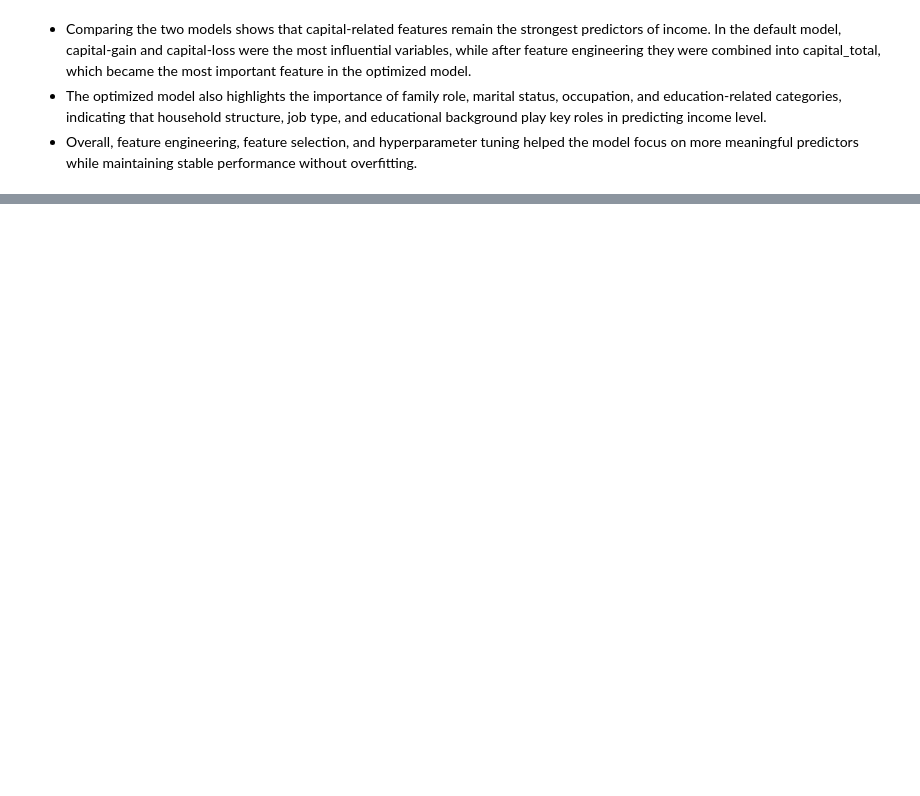
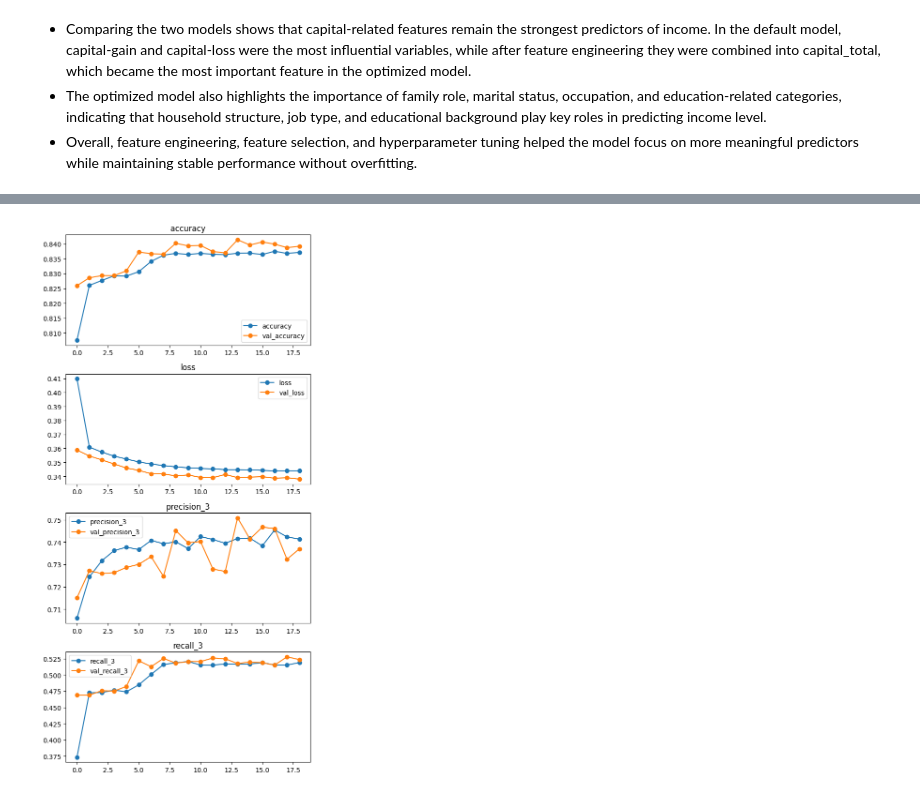
Before and after one commit to Hibashanti/Adult-Income-Dataset, a Jupyter notebook: ِAdult_Income_Dataset.ipynb, the cells around one changed output, grey strips where cells are left out. Drawn from its saved outputs; the diff is of its cells as text; code cells hidden in the pictures; blank space fills up the shorter version.

```diff
--- a/ِAdult_Income_Dataset.ipynb
+++ b/ِAdult_Income_Dataset.ipynb
@@ -739,0 +776,5 @@ plot_importance_color_ax(permutation_importances_rf, top_n=10)
+# %%
+# Add Early Stopping step
+early_stop = EarlyStopping(monitor='val_accuracy', patience=5,restore_best_weights=True)
+# Save the history
+history = clf_model.fit(X_train_sel,y_train,epochs=50,validation_split=0.2,batch_size=32,callbacks=[early_stop],verbose=1)
@@ -739,0 +799,42 @@ plot_importance_color_ax(permutation_importances_rf, top_n=10)
+# %%
+# Custom function for plotting each metric
+def plot_history(history, figsize=(6,12), marker='o'):
+
+    # Get list of metrics from history
+    metrics = [c for c in history.history if not c.startswith('val_')]
+
+    ## Separate row for each metric
+    fig, axes = plt.subplots(nrows=len(metrics),figsize=figsize)
+
+    # For each metric
+    for i, metric_name in enumerate(metrics):
+
+        # Get the axis for the current metric
+        ax = axes[i]
+
+        # Get metric from history.history
+        metric_values = history.history[metric_name]
+        # Get epochs from history
+        epochs = history.epoch
+
+        # Plot the training metric
+        ax.plot(epochs, metric_values, label=metric_name, marker=marker)
+
+        ## Check if val_{metric} exists. if so, plot:
+        val_metric_name = f"val_{metric_name}"
+        if val_metric_name in history.history:
+            # Get validation values and plot
+            metric_values = history.history[val_metric_name]
+            ax.plot(epochs,metric_values,label=val_metric_name, marker=marker)
+
+        # Final subplot adjustments
+        ax.legend()
+        ax.set_title(metric_name)
+    fig.tight_layout()
+
+    return fig, axes
+# %%
+# plot learning history
+plot_history(history);
+# %% [output]
+[figure, added]
```
Also changed, not shown: parts of 9 cells of this notebook.
